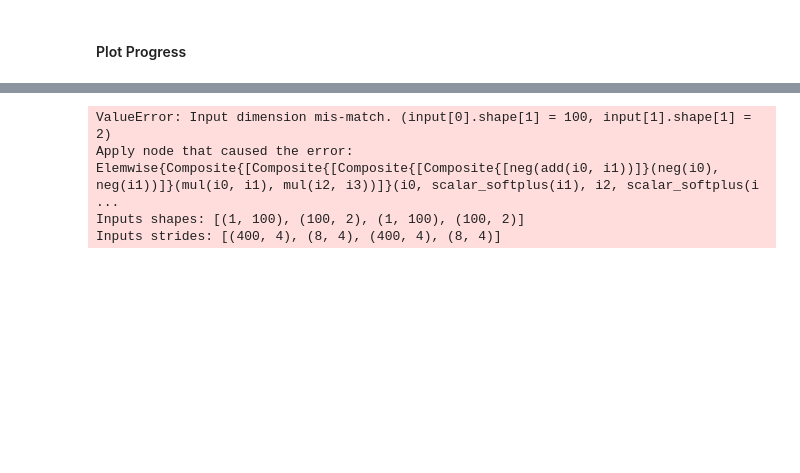
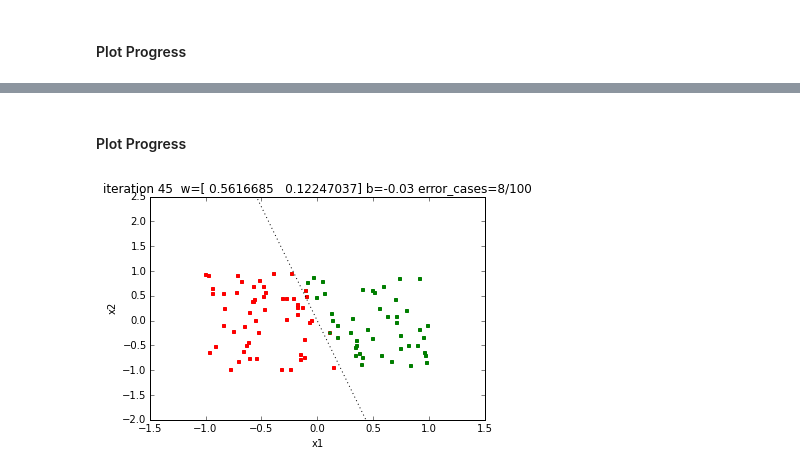
Before and after one commit to dejori/this-and-that, a Jupyter notebook: theano-examples/Logistic Regression.ipynb, the cells around one changed output, grey strips where cells are left out. Drawn from its saved outputs; the diff is of its cells as text; code cells hidden in the pictures; blank space fills up the shorter version.

```diff
--- a/theano-examples/Logistic Regression.ipynb
+++ b/theano-examples/Logistic Regression.ipynb
@@ -136,7 +145,40 @@ plt.show()
 # %%
-errors, ws, bs, predictions = train(trX, trY_cat, number_of_iterations=4, learning_rate = 0.1)
+errors, ws, bs, predictions = train(trX, trY_cat, number_of_iterations=50, learning_rate = 0.05)
-# %% [output]
-ValueError: Input dimension mis-match. (input[0].shape[1] = 100, input[1].shape[1] = 2)
-Apply node that caused the error: Elemwise{Composite{[Composite{[Composite{[Composite{[neg(add(i0, i1))]}(neg(i0), neg(i1))]}(mul(i0, i1), mul(i2, i3))]}(i0, scalar_softplus(i1), i2, scalar_softplus(i ...
-Inputs shapes: [(1, 100), (100, 2), (1, 100), (100, 2)]
-Inputs strides: [(400, 4), (8, 4), (400, 4), (8, 4)]
+# %% [markdown]
+#### Plot Progress
+# %%
+plt.scatter(x=x1, y=x2, marker='.',color='k')
+plt.xlabel('x1')
+plt.ylabel('x2')
+plt.xlim(xmin=xmin, xmax=xmax)
+plt.ylim(ymin=ymin, ymax=ymax)
+number_of_cases = len(x1)
+for i, w in enumerate(ws):
+    mis_classified_cases = np.where(((predictions[i] - trY_cat) != 0))[0]
+
+    display.clear_output(wait=True)
+    display.display(plt.gcf())
+
+    hyper_x1 = np.arange(-1,1,0.1, np.float32)
+    hyper_x2 = hyperplane(hyper_x1, ws[i], b)
+
+    if boundary:
+        boundary.pop(0).remove()
+    boundary = plt.plot(hyper_x1,hyper_x2, ':', color='k')
+
+    plt.title('iteration %d  w=%s b=%0.2f error_cases=%d/%d' % ((i+1), ws[i], bs[i], len(mis_classified_cases), number_of_cases))
+    plt.scatter(x=x1[np.where(predictions[i] == 0)], y=x2[np.where(predictions[i] == 0)], marker='.', color='r')
+    plt.scatter(x=x1[np.where(predictions[i] == 1)], y=x2[np.where(predictions[i] == 1)], marker='.', color='g')
+
+
+
+
+
+
+    time.sleep(0.5)
+display.clear_output(wait=True)
+mis = plt.scatter(x=x1[mis_classified_cases], y=x2[mis_classified_cases], marker='x', color='k')
+plt.legend([mis], ['misclassified cases'],loc=4)
+plt.show()
+# %% [output]
+[figure, added]
```
Also changed, not shown: parts of 7 cells of this notebook.
